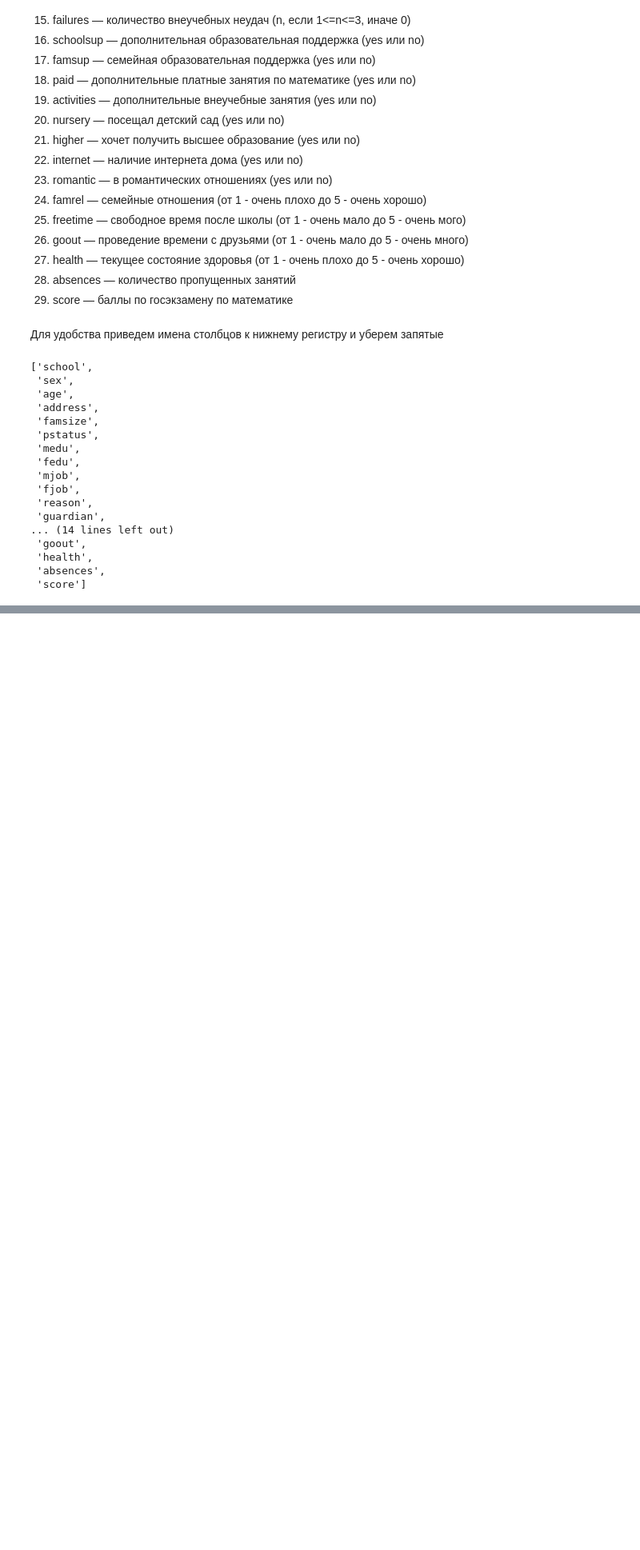
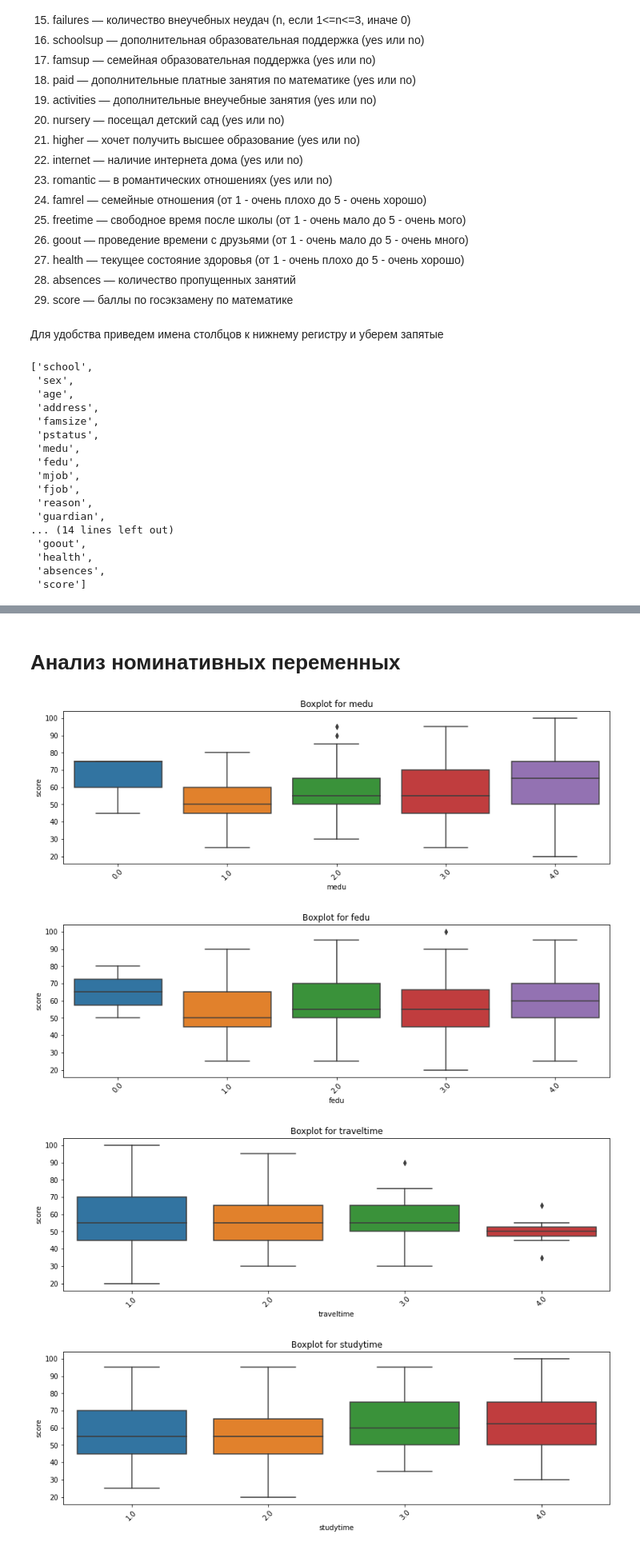
Before and after one commit to vtchel/skillfactory_rds, a Jupyter notebook: module_2/analize.ipynb, the cells around one changed output, grey strips where cells are left out. Shown: that part at 80% size. Cells and saved outputs as stored; diff of their text form; code cells hidden in the pictures; blank space fills up the shorter version.

```diff
--- a/module_2/analize.ipynb
+++ b/module_2/analize.ipynb
@@ -361,0 +215,2 @@ stud[(stud.school == 'MS')]['reason'].value_counts().plot(kind = 'bar')
+# %%
+stud.drop(['studytime_granular'], inplace = True, axis = 1)
@@ -361,0 +250,3 @@ stud[(stud.school == 'MS')]['reason'].value_counts().plot(kind = 'bar')
+# %%
+int_columns = ['medu', 'fedu', 'traveltime', 'studytime', 'failures', 'famrel',
+       'freetime', 'goout', 'health', 'absences']
@@ -361,0 +271,4 @@ stud[(stud.school == 'MS')]['reason'].value_counts().plot(kind = 'bar')
+# %%
+stud = stud.loc[stud['fedu'] != 40.]
+stud = stud.loc[stud['famrel'] != -1.]
+stud = stud.loc[stud['absences'] != 385.]
@@ -361,0 +309,19 @@ stud[(stud.school == 'MS')]['reason'].value_counts().plot(kind = 'bar')
+# %% [markdown]
+# Анализ номинативных переменных
+# %%
+def get_boxplot(column):
+    fig, ax = plt.subplots(figsize = (14, 4))
+    sns.boxplot(x=column, y='score',
+                data=stud.loc[stud.loc[:, column].isin(stud.loc[:, column].value_counts().index)],
+               ax=ax)
+    plt.xticks(rotation=45)
+    ax.set_title('Boxplot for ' + column)
+    plt.show()
+# %%
+for col in int_columns:
+    get_boxplot(col)
+# %% [output]
+[figure, added]
+[figure, added]
+[figure, added]
+[figure, added]
```
Also changed, not shown: parts of 81 cells of this notebook, 3 other files.
